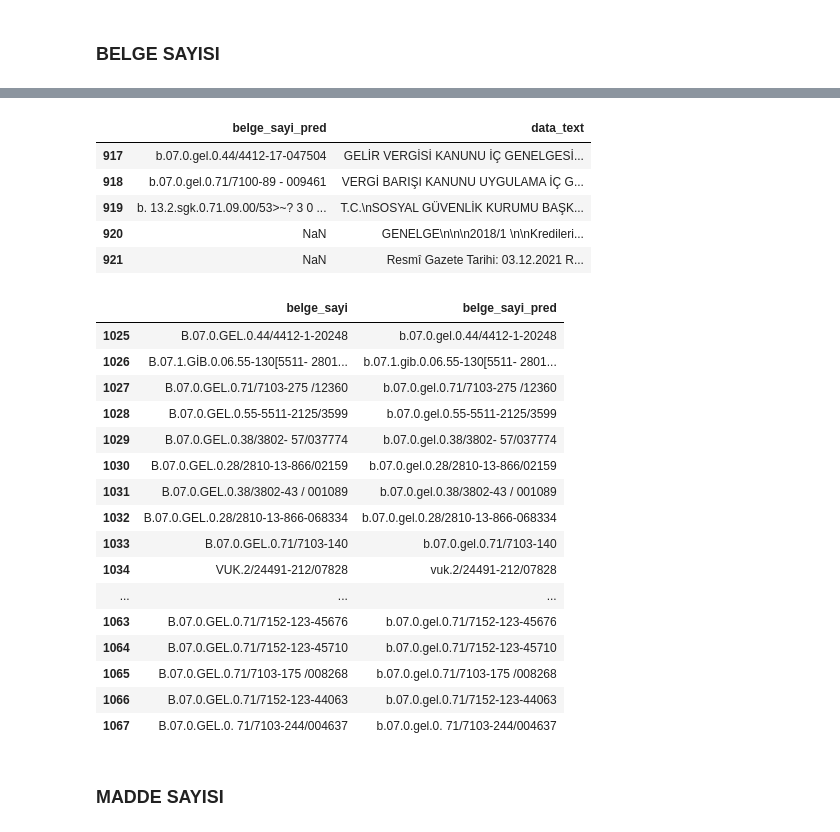
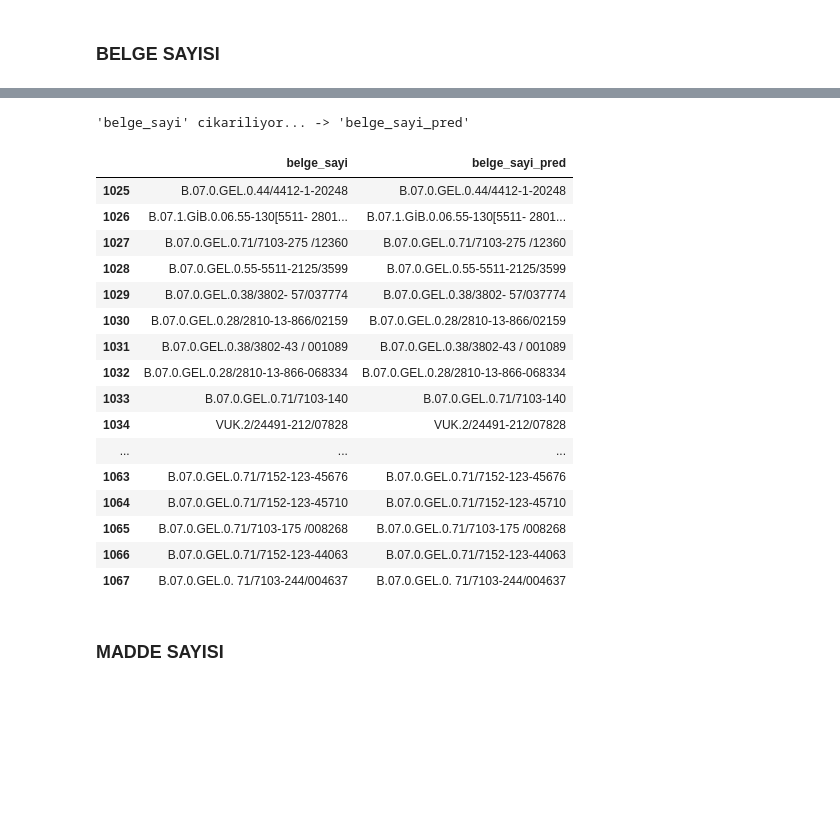
Before and after one commit to L2-Regulasyon/Teknofest2022, a Jupyter notebook: notebook/teknofest_anil.ipynb, the cells around one changed output, grey strips where cells are left out. Drawn from its saved outputs; the diff is of its cells as text; code cells hidden in the pictures; blank space fills up the shorter version.

```diff
--- a/notebook/teknofest_anil.ipynb
+++ b/notebook/teknofest_anil.ipynb
@@ -86,29 +69,0 @@ for idx in genelge_df.index:
-# %%
-genelge_df[["belge_sayi_pred", "data_text"]][:5]
-# %% [output]
-|  | belge_sayi_pred | data_text |
-| 917 | b.07.0.gel.0.44/4412-17-047504 | GELİR VERGİSİ KANUNU İÇ GENELGESİ... |
-| 918 | b.07.0.gel.0.71/7100-89 - 009461 | VERGİ BARIŞI KANUNU UYGULAMA İÇ G... |
-| 919 | b. 13.2.sgk.0.71.09.00/53>~? 3 0 ... | T.C.\nSOSYAL GÜVENLİK KURUMU BAŞK... |
-| 920 | NaN | GENELGE\n\n\n2018/1 \n\nKredileri... |
-| 921 | NaN | Resmî Gazete Tarihi: 03.12.2021 R... |
-# %%
-genelge_df[~genelge_df.belge_sayi.isna()][["belge_sayi", "belge_sayi_pred"]]
-# %% [output]
-|  | belge_sayi | belge_sayi_pred |
-| 1025 | B.07.0.GEL.0.44/4412-1-20248 | b.07.0.gel.0.44/4412-1-20248 |
-| 1026 | B.07.1.GİB.0.06.55-130[5511- 2801... | b.07.1.gib.0.06.55-130[5511- 2801... |
-| 1027 | B.07.0.GEL.0.71/7103-275 /12360 | b.07.0.gel.0.71/7103-275 /12360 |
-| 1028 | B.07.0.GEL.0.55-5511-2125/3599 | b.07.0.gel.0.55-5511-2125/3599 |
-| 1029 | B.07.0.GEL.0.38/3802- 57/037774 | b.07.0.gel.0.38/3802- 57/037774 |
-| 1030 | B.07.0.GEL.0.28/2810-13-866/02159 | b.07.0.gel.0.28/2810-13-866/02159 |
-| 1031 | B.07.0.GEL.0.38/3802-43 / 001089 | b.07.0.gel.0.38/3802-43 / 001089 |
-| 1032 | B.07.0.GEL.0.28/2810-13-866-068334 | b.07.0.gel.0.28/2810-13-866-068334 |
-| 1033 | B.07.0.GEL.0.71/7103-140 | b.07.0.gel.0.71/7103-140 |
-| 1034 | VUK.2/24491-212/07828 | vuk.2/24491-212/07828 |
-| ... | ... | ... |
-| 1063 | B.07.0.GEL.0.71/7152-123-45676 | b.07.0.gel.0.71/7152-123-45676 |
-| 1064 | B.07.0.GEL.0.71/7152-123-45710 | b.07.0.gel.0.71/7152-123-45710 |
-| 1065 | B.07.0.GEL.0.71/7103-175 /008268 | b.07.0.gel.0.71/7103-175 /008268 |
-| 1066 | B.07.0.GEL.0.71/7152-123-44063 | b.07.0.gel.0.71/7152-123-44063 |
-| 1067 | B.07.0.GEL.0. 71/7103-244/004637 | b.07.0.gel.0. 71/7103-244/004637 |
@@ -115,2 +72,26 @@ genelge_df[~genelge_df.belge_sayi.isna()][["belge_sayi", "belge_sayi_pred"]]
+# %%
+belge_sayisi_extractor.extract(df)
+# %% [output]
+'belge_sayi' cikariliyor... -> 'belge_sayi_pred'
+# %%
+df[~df.belge_sayi.isna()][["belge_sayi", "belge_sayi_pred"]]
+# %% [output]
+|  | belge_sayi | belge_sayi_pred |
+| 1025 | B.07.0.GEL.0.44/4412-1-20248 | B.07.0.GEL.0.44/4412-1-20248 |
+| 1026 | B.07.1.GİB.0.06.55-130[5511- 2801... | B.07.1.GİB.0.06.55-130[5511- 2801... |
+| 1027 | B.07.0.GEL.0.71/7103-275 /12360 | B.07.0.GEL.0.71/7103-275 /12360 |
+| 1028 | B.07.0.GEL.0.55-5511-2125/3599 | B.07.0.GEL.0.55-5511-2125/3599 |
+| 1029 | B.07.0.GEL.0.38/3802- 57/037774 | B.07.0.GEL.0.38/3802- 57/037774 |
+| 1030 | B.07.0.GEL.0.28/2810-13-866/02159 | B.07.0.GEL.0.28/2810-13-866/02159 |
+| 1031 | B.07.0.GEL.0.38/3802-43 / 001089 | B.07.0.GEL.0.38/3802-43 / 001089 |
+| 1032 | B.07.0.GEL.0.28/2810-13-866-068334 | B.07.0.GEL.0.28/2810-13-866-068334 |
+| 1033 | B.07.0.GEL.0.71/7103-140 | B.07.0.GEL.0.71/7103-140 |
+| 1034 | VUK.2/24491-212/07828 | VUK.2/24491-212/07828 |
+| ... | ... | ... |
+| 1063 | B.07.0.GEL.0.71/7152-123-45676 | B.07.0.GEL.0.71/7152-123-45676 |
+| 1064 | B.07.0.GEL.0.71/7152-123-45710 | B.07.0.GEL.0.71/7152-123-45710 |
+| 1065 | B.07.0.GEL.0.71/7103-175 /008268 | B.07.0.GEL.0.71/7103-175 /008268 |
+| 1066 | B.07.0.GEL.0.71/7152-123-44063 | B.07.0.GEL.0.71/7152-123-44063 |
+| 1067 | B.07.0.GEL.0. 71/7103-244/004637 | B.07.0.GEL.0. 71/7103-244/004637 |
 # %% [markdown]
 ### MADDE SAYISI
```
Also changed, not shown: parts of 18 cells of this notebook, 1 other file.
